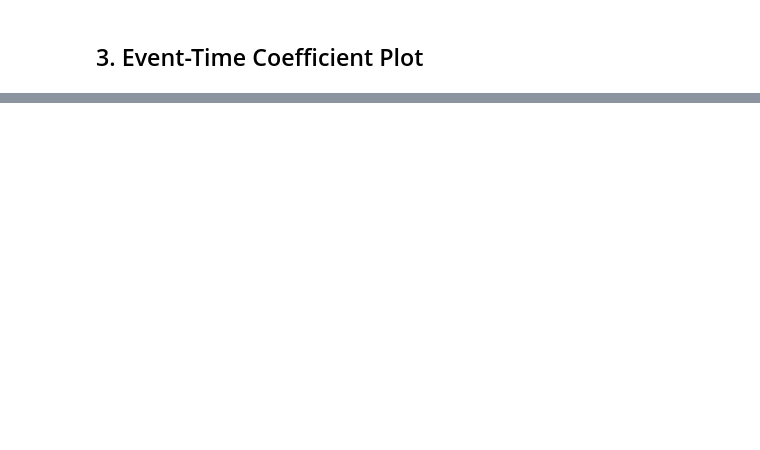
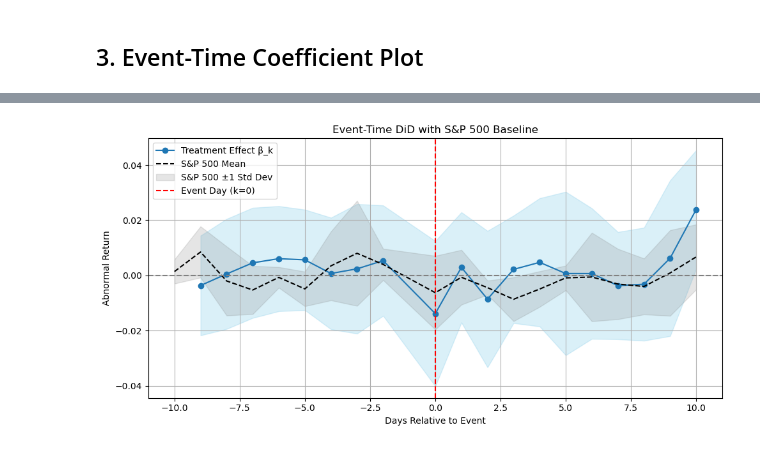
Before and after one commit to CynthiaShiyue/IDS701_Causal_Report_Project, a Jupyter notebook: EventTimeDiD.ipynb, the cells around one changed output, grey strips where cells are left out. Saved outputs shown, nothing was run; the diff lists cells and outputs as text; code cells hidden in the pictures; blank space fills up the shorter version.

```diff
--- a/EventTimeDiD.ipynb
+++ b/EventTimeDiD.ipynb
@@ -166,0 +242,53 @@ plt.show()
+# %%
+
+# 1. S&P 500 baseline dataframe
+sp500_df = df_reg[df_reg['ticker'] == 'SP500']
+
+SP500_event_df = sp500_df.groupby('event_time').agg(
+    AR_mean_SP500=('abnormal_return', 'mean'),
+    AR_std_SP500=('abnormal_return', 'std')
+).reset_index()
+
+# 2.  Treatment × Event_Time coeff
+coef_series = model.params.filter(like='C(event_time)[T.')
+conf_int = model.conf_int().loc[coef_series.index]
+treat_interact = coef_series[coef_series.index.str.contains(':Treatment')]
+conf_int_treat = conf_int.loc[treat_interact.index]
+
+event_days = [float(i.split('[')[1].split(']')[0].split(':')[0].replace('T.', '')) for i in treat_interact.index]
+betas = treat_interact.values
+lower = conf_int_treat[0].values
+upper = conf_int_treat[1].values
+
+sorted_idx = sorted(range(len(event_days)), key=lambda i: event_days[i])
+event_days = [event_days[i] for i in sorted_idx]
+betas = [betas[i] for i in sorted_idx]
+lower = [lower[i] for i in sorted_idx]
+upper = [upper[i] for i in sorted_idx]
+
+plt.figure(figsize=(10, 5))
+
+# Treatment Effect β_k
+plt.plot(event_days, betas, marker='o', label='Treatment Effect β_k')
+plt.fill_between(event_days, lower, upper, alpha=0.3, color='skyblue')
+
+# S&P 500 baseline
+plt.plot(SP500_event_df['event_time'], SP500_event_df['AR_mean_SP500'],
+         linestyle='--', color='black', label='S&P 500 Mean')
+plt.fill_between(SP500_event_df['event_time'],
+                 SP500_event_df['AR_mean_SP500'] - SP500_event_df['AR_std_SP500'],
+                 SP500_event_df['AR_mean_SP500'] + SP500_event_df['AR_std_SP500'],
+                 color='gray', alpha=0.2, label='S&P 500 ±1 Std Dev')
+
+plt.axhline(0, linestyle='--', color='gray')
+plt.axvline(0, linestyle='--', color='red', label='Event Day (k=0)')
+
+plt.xlabel("Days Relative to Event")
+plt.ylabel("Abnormal Return")
+plt.title("Event-Time DiD with S&P 500 Baseline")
+plt.legend()
+plt.grid(True)
+plt.tight_layout()
+plt.show()
+# %% [output]
+[figure, added]
```
Also changed, not shown: parts of 13 cells of this notebook, 2 other files.
